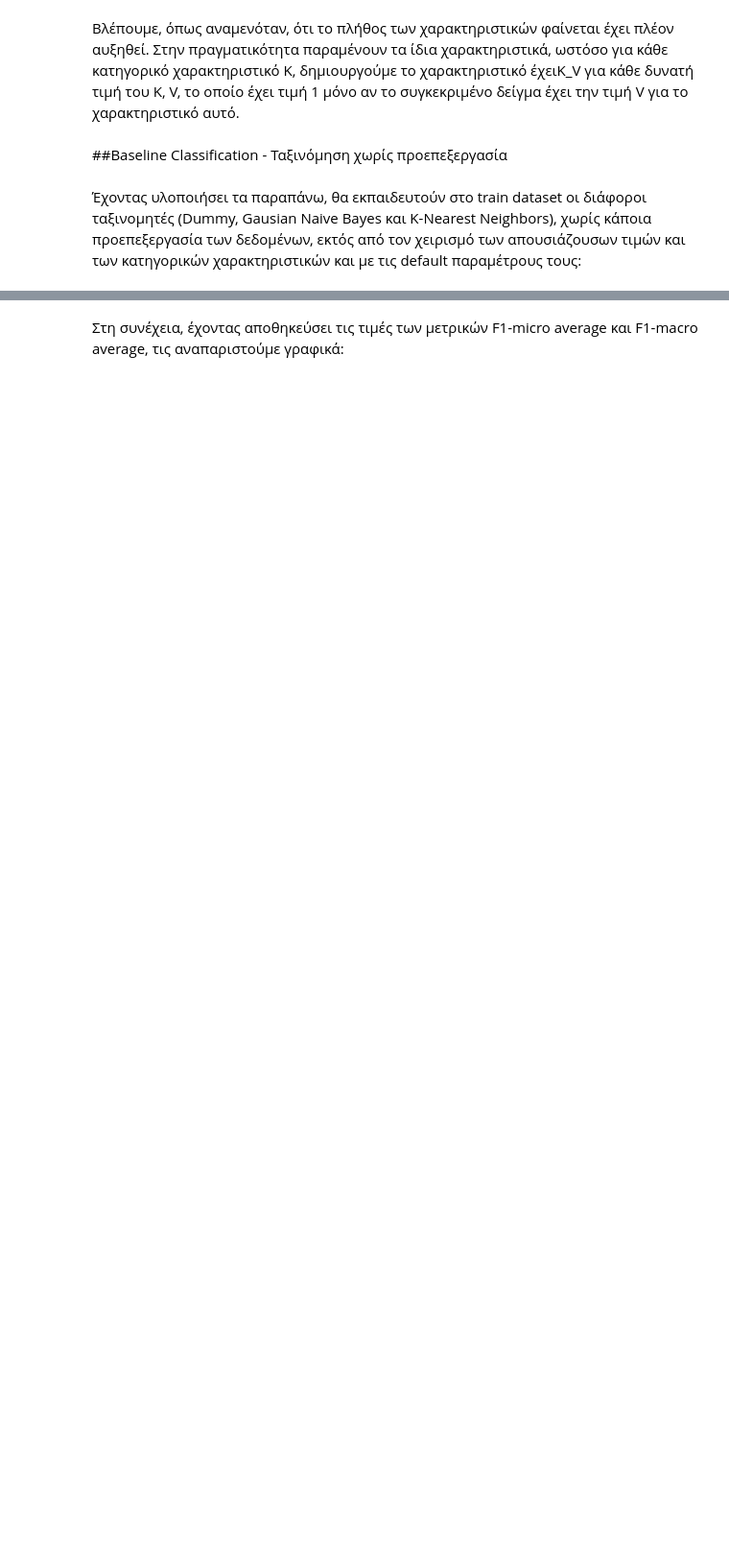
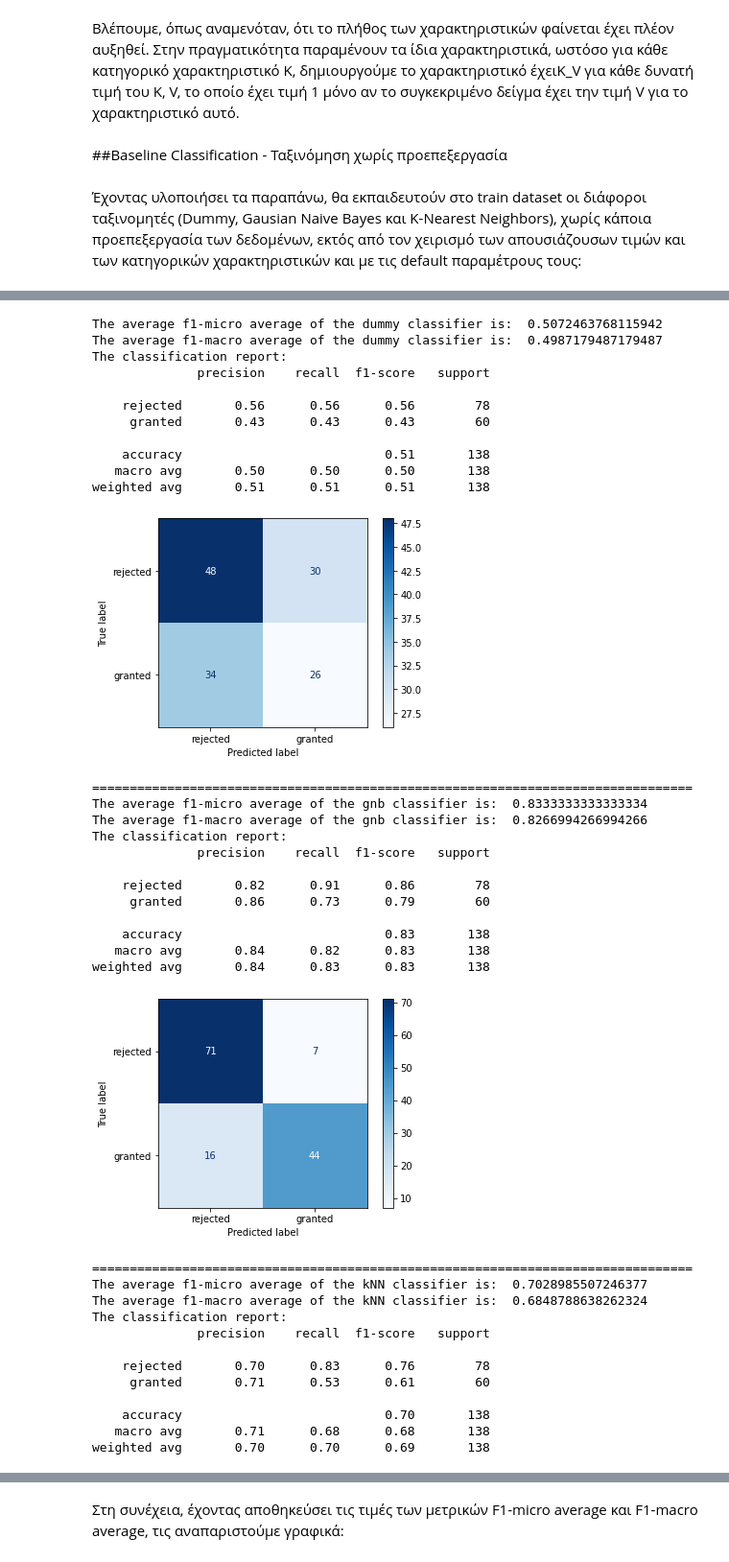
Before and after one commit to jkalogero/Neural-Networks, a Jupyter notebook: Lab_1/Lab_1.ipynb, the cells around one changed output, grey strips where cells are left out. Shown at 96% size. Drawn from its saved outputs; the diff is of its cells as text; code cells hidden in the pictures; blank space fills up the shorter version.

Commit message:
Complete baseline classification.

```diff
--- a/Lab_1/Lab_1.ipynb
+++ b/Lab_1/Lab_1.ipynb
@@ -456,6 +501,8 @@ from sklearn.decomposition import PCA
 from sklearn.model_selection import GridSearchCV
 from sklearn import preprocessing
 from sklearn.naive_bayes import GaussianNB
+from sklearn.neural_network import MLPClassifier
+from sklearn.svm import SVC
 
 from sklearn.metrics import plot_confusion_matrix, accuracy_score, f1_score
 
@@ -469,7 +516,9 @@ rus = RandomUnderSampler()
 pca = PCA()
 dummy = DummyClassifier()
 gnb = GaussianNB()
-knn = neighbors.KNeighborsClassifier(n_jobs=-1) # η παράμετρος n_jobs = 1 χρησιμοποιεί όλους τους πυρήνες του υπολογιστή
+knn = neighbors.KNeighborsClassifier(n_jobs=-1)
+mlp = MLPClassifier()
+svc = SVC()
 
 
 # vthresholds = [0, 1000, 10000, 1000000] #προσαρμόζουμε τις τιμές μας στο variance που παρατηρήσαμε
@@ -531,8 +580,7 @@ def getEstDict(steps):
     return dict
 
 
-def runEstimators(my_transformers = transformers.keys(), my_classifiers =classifiers.keys() , cv=10, scoring='f1_macro', showResults = False,
-                  train, test, train_labels, test_labels):
+def runEstimators(train, test, train_labels, test_labels, my_transformers, my_classifiers, cv=10, scoring='f1_macro', showResults = False):
     f1_scores = defaultdict(str)
     f1_scores['micro'] = {}
     f1_scores['macro'] = {}
@@ -606,10 +656,48 @@ print(a.keys())
 # %%
 # dict that maps the classifier with its model
 classifiers = {
     'dummy': dummy,
     'gnb': gnb,
     'kNN': knn
 
 }
 
-f1_scores_default = runEstimators(my_transformers={}, my_classifiers=classifiers, cv=None, showResults=True, train=final_train, test=final_test, train_labels=train_labels, test_labels=test_labels)
+f1_scores_default = runEstimators(train=final_train, test=final_test, train_labels=train_labels, test_labels=test_labels, my_transformers={}, my_classifiers=classifiers, cv=None, showResults=True)
+# %% [output]
+The average f1-micro average of the dummy classifier is:  0.5072463768115942
+The average f1-macro average of the dummy classifier is:  0.4987179487179487
+The classification report:
+              precision    recall  f1-score   support
+
+    rejected       0.56      0.56      0.56        78
+     granted       0.43      0.43      0.43        60
+
+    accuracy                           0.51       138
+   macro avg       0.50      0.50      0.50       138
+weighted avg       0.51      0.51      0.51       138
+[figure, added]
+================================================================================
+The average f1-micro average of the gnb classifier is:  0.8333333333333334
+The average f1-macro average of the gnb classifier is:  0.8266994266994266
+The classification report:
+              precision    recall  f1-score   support
+
+    rejected       0.82      0.91      0.86        78
+     granted       0.86      0.73      0.79        60
+
+    accuracy                           0.83       138
+   macro avg       0.84      0.82      0.83       138
+weighted avg       0.84      0.83      0.83       138
+[figure, added]
+================================================================================
+The average f1-micro average of the kNN classifier is:  0.7028985507246377
+The average f1-macro average of the kNN classifier is:  0.6848788638262324
+The classification report:
+              precision    recall  f1-score   support
+
+    rejected       0.70      0.83      0.76        78
+     granted       0.71      0.53      0.61        60
+
+    accuracy                           0.70       138
+   macro avg       0.71      0.68      0.68       138
+weighted avg       0.70      0.70      0.69       138
```
Also changed, not shown: parts of 38 cells of this notebook.
